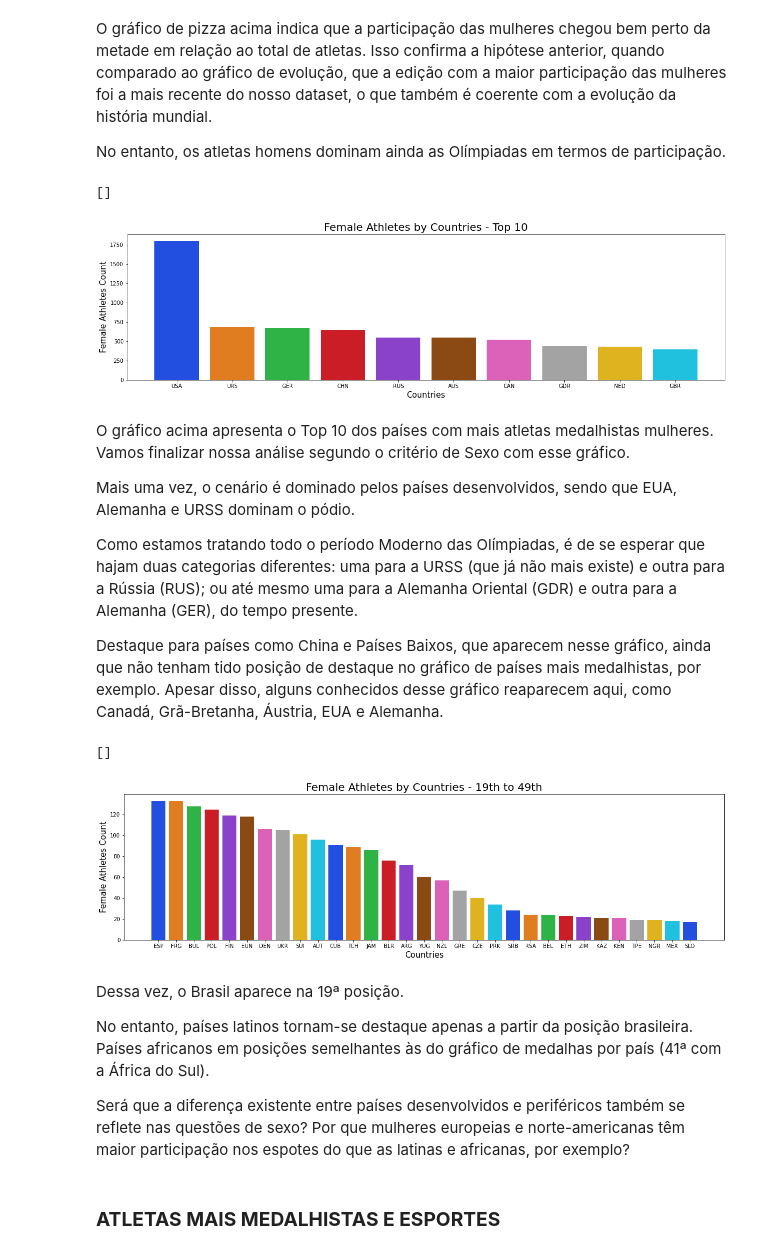
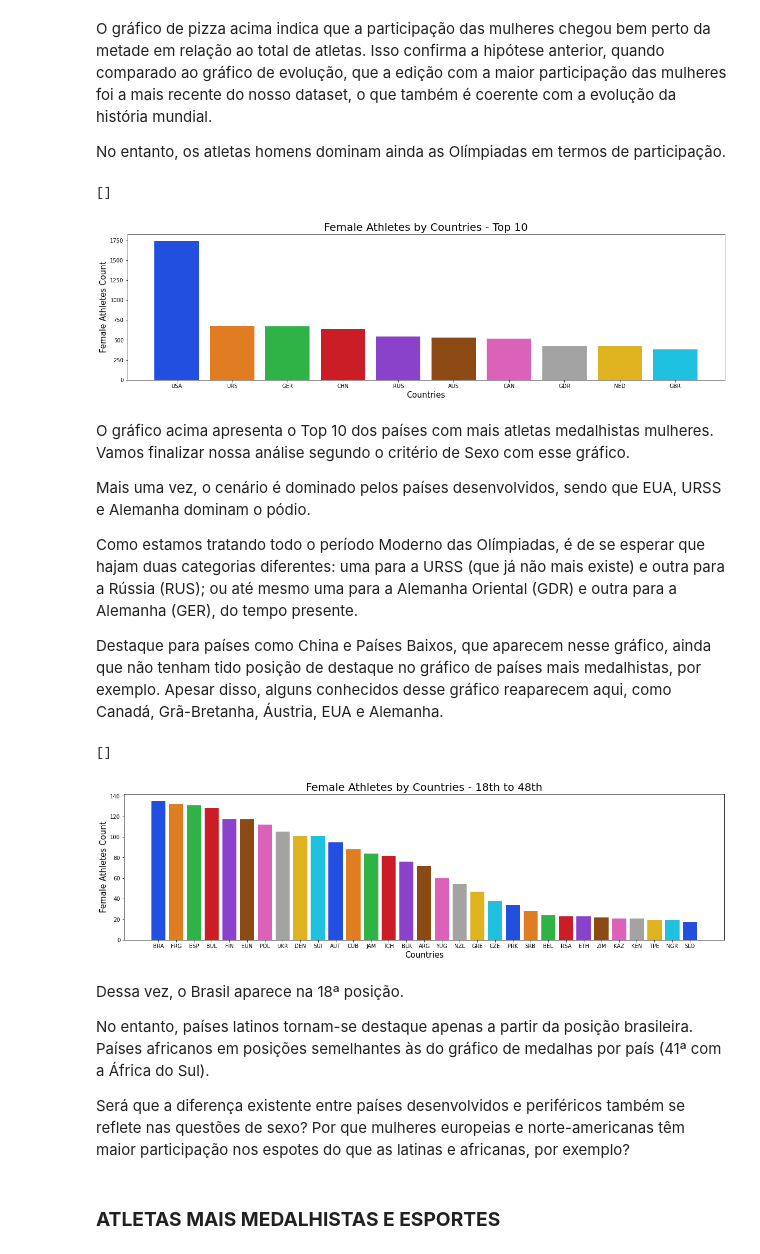
Before and after one commit to kauafillipe/Projeto-1---Turing-Academy, a Jupyter notebook: Projeto.ipynb, the cells around one changed output. Saved outputs shown, nothing was run; the diff lists cells and outputs as text; code cells hidden in the pictures.

```diff
--- a/Projeto.ipynb
+++ b/Projeto.ipynb
@@ -574,7 +592,7 @@ Então, vamos **dropar** esses valores!
 # %%
 #Dropando os valores inválidos
 
-#df.drop(df.loc[df["City"] == "######"].index, inplace = True)
+df.drop(df.loc[df["City"] == "######"].index, inplace = True)
 # %%
 #Checa o sucesso da operação anterior
 
@@ -699,4 +676,0 @@ Basta, portanto, que eliminemos as duplicatas, mantendo apenas uma delas em noss
-# %%
-#Dropando as duplicatas
-
-df.drop_duplicates(keep = "first", inplace = True)
@@ -998,11 +965,11 @@ plt.title('Female Athletes by Countries - Top 10', fontsize = 20, color = 'black
 plt.plot()
 # %% [output]
 []
-[figure, old version]
+[figure, new version]
 # %% [markdown]
 O gráfico acima apresenta o Top 10 dos países com mais atletas medalhistas mulheres. Vamos finalizar nossa análise segundo o critério de Sexo com esse gráfico.
 
-Mais uma vez, o cenário é dominado pelos países desenvolvidos, sendo que EUA, Alemanha e URSS dominam o pódio.
+Mais uma vez, o cenário é dominado pelos países desenvolvidos, sendo que EUA, URSS e Alemanha dominam o pódio.
 
 Como estamos tratando todo o período Moderno das Olímpiadas, é de se esperar que hajam duas categorias diferentes: uma para a URSS (que já não mais existe) e outra para a Rússia (RUS); ou até mesmo uma para a Alemanha Oriental (GDR) e outra para a Alemanha (GER), do tempo presente.
 
@@ -1010,28 +977,28 @@ Destaque para países como China e Países Baixos, que aparecem nesse gráfico,
 # %%
 countries = list(df["NOC"].unique())
 F = []
 
 for i in countries:
     x = df[df["NOC"] == i]
     female = len(x[x["Sex"] == "FEMALE"])
     F.append(female)
 
 newData = pd.DataFrame({'countries': countries,'female athletes':F})
 new_index = (newData['female athletes'].sort_values(ascending=False)).index.values
 sorted_data = newData.reindex(new_index)
-sorted_data = sorted_data[19:50]
+sorted_data = sorted_data[18:49]
 
 plt.subplots( figsize = (20,5))
 sns.barplot( x= sorted_data['countries'], y = sorted_data['female athletes'], palette = "bright")
 plt.xlabel('Countries', fontsize = 15, color = 'black')
 plt.ylabel('Female Athletes Count', fontsize = 15, color = 'black')
-plt.title('Female Athletes by Countries - 19th to 49th', fontsize = 20, color = 'black')
+plt.title('Female Athletes by Countries - 18th to 48th', fontsize = 20, color = 'black')
 plt.plot()
 # %% [output]
 []
-[figure, old version]
+[figure, new version]
 # %% [markdown]
-Dessa vez, o Brasil aparece na 19ª posição.
+Dessa vez, o Brasil aparece na 18ª posição.
 
 No entanto, países latinos tornam-se destaque apenas a partir da posição brasileira. Países africanos em posições semelhantes às do gráfico de medalhas por país (41ª com a África do Sul).
 
```
Also changed, not shown: parts of 31 cells of this notebook.
